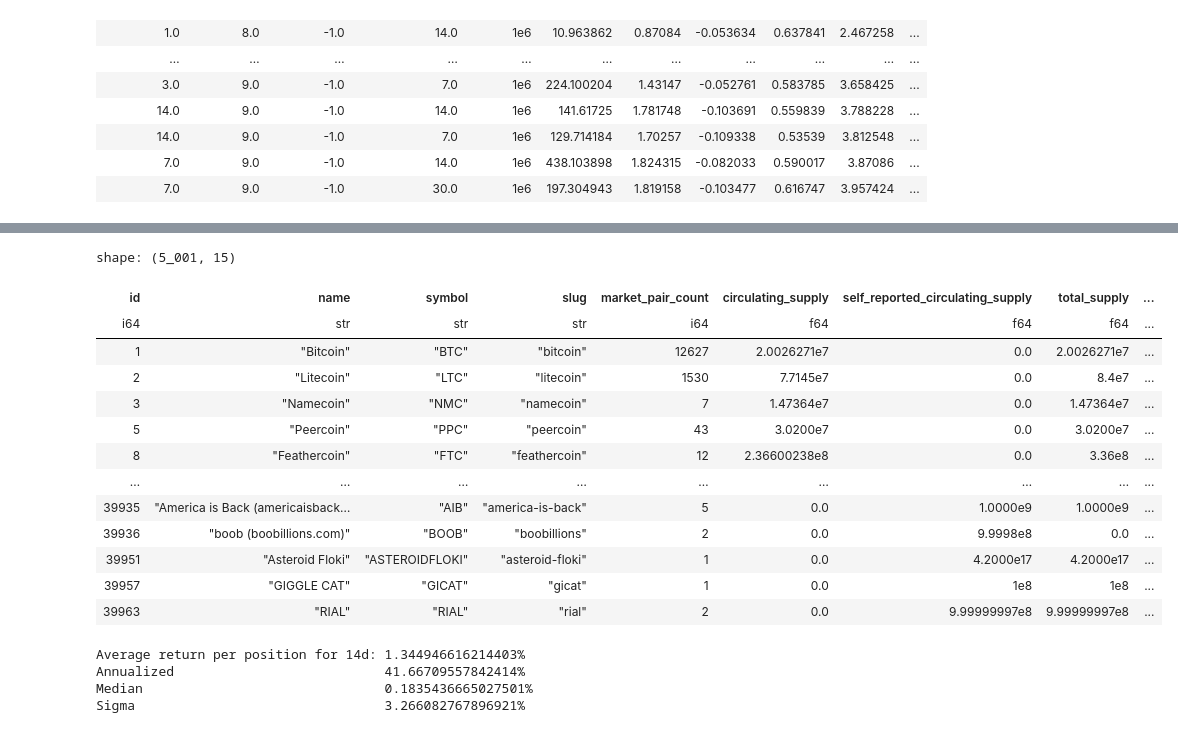
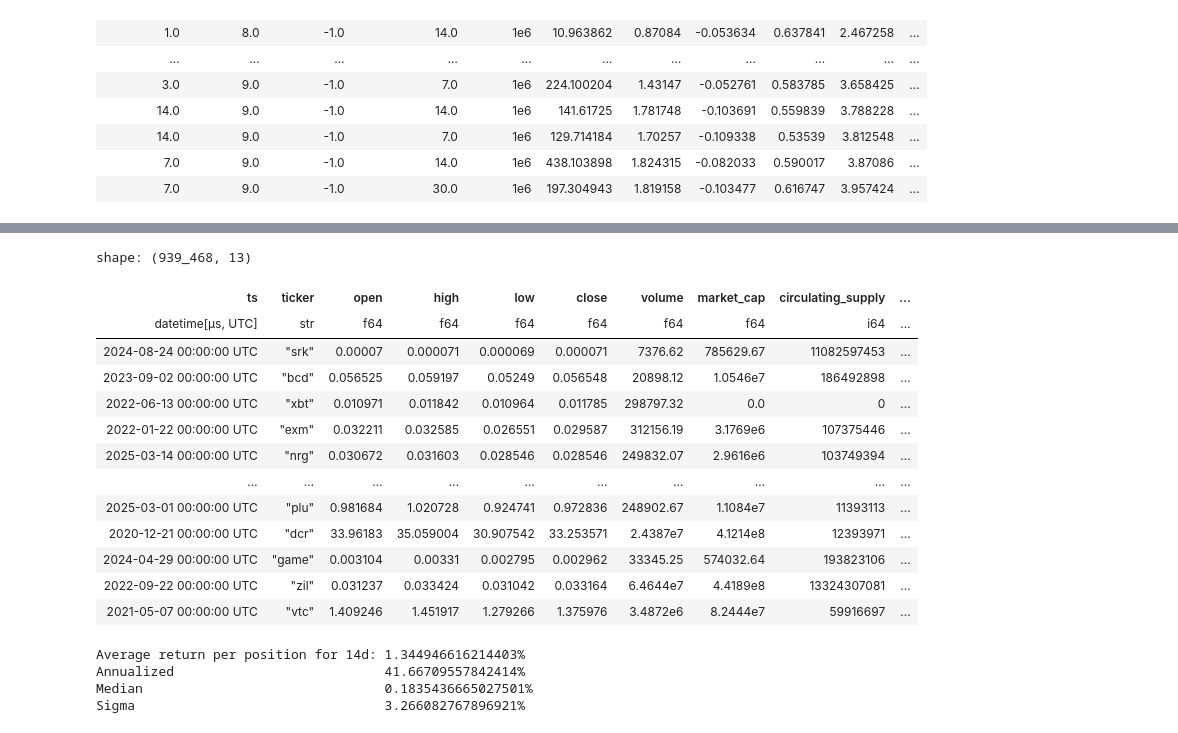
Before and after one commit to flanfly/studies, a Jupyter notebook: scratchpad.ipynb, the cells around one changed output, grey strips where cells are left out. Saved outputs shown, nothing was run; the diff lists cells and outputs as text; code cells hidden in the pictures.

```diff
--- a/scratchpad.ipynb
+++ b/scratchpad.ipynb
@@ -1170,22 +1172,22 @@ import polars as pl
     .write_parquet('cmc-usd-1d-2020-2026.parquet')
 )
 # %%
-pl.read_csv('cmc_listings.csv')
+pl.read_parquet('cmc-usd-1d-2020-2026.parquet')
 # %% [output]
-shape: (5_001, 15)
+shape: (939_468, 13)
-| id | name | symbol | slug | market_pair_count | circulating_supply | self_reported_circulating_supply | total_supply | ... |
-| i64 | str | str | str | i64 | f64 | f64 | f64 | ... |
-| 1 | "Bitcoin" | "BTC" | "bitcoin" | 12627 | 2.0026271e7 | 0.0 | 2.0026271e7 | ... |
-| 2 | "Litecoin" | "LTC" | "litecoin" | 1530 | 7.7145e7 | 0.0 | 8.4e7 | ... |
-| 3 | "Namecoin" | "NMC" | "namecoin" | 7 | 1.47364e7 | 0.0 | 1.47364e7 | ... |
-| 5 | "Peercoin" | "PPC" | "peercoin" | 43 | 3.0200e7 | 0.0 | 3.0200e7 | ... |
-| 8 | "Feathercoin" | "FTC" | "feathercoin" | 12 | 2.36600238e8 | 0.0 | 3.36e8 | ... |
-| … | … | … | … | … | … | … | … | ... |
-| 39935 | "America is Back (americaisback… | "AIB" | "america-is-back" | 5 | 0.0 | 1.0000e9 | 1.0000e9 | ... |
-| 39936 | "boob (boobillions.com)" | "BOOB" | "boobillions" | 2 | 0.0 | 9.9998e8 | 0.0 | ... |
-| 39951 | "Asteroid Floki" | "ASTEROIDFLOKI" | "asteroid-floki" | 1 | 0.0 | 4.2000e17 | 4.2000e17 | ... |
-| 39957 | "GIGGLE CAT" | "GICAT" | "gicat" | 1 | 0.0 | 1e8 | 1e8 | ... |
-| 39963 | "RIAL" | "RIAL" | "rial" | 2 | 0.0 | 9.99999997e8 | 9.99999997e8 | ... |
+| ts | ticker | open | high | low | close | volume | market_cap | circulating_supply | ... |
+| datetime[μs, UTC] | str | f64 | f64 | f64 | f64 | f64 | f64 | i64 | ... |
+| 2024-08-24 00:00:00 UTC | "srk" | 0.00007 | 0.000071 | 0.000069 | 0.000071 | 7376.62 | 785629.67 | 11082597453 | ... |
+| 2023-09-02 00:00:00 UTC | "bcd" | 0.056525 | 0.059197 | 0.05249 | 0.056548 | 20898.12 | 1.0546e7 | 186492898 | ... |
+| 2022-06-13 00:00:00 UTC | "xbt" | 0.010971 | 0.011842 | 0.010964 | 0.011785 | 298797.32 | 0.0 | 0 | ... |
+| 2022-01-22 00:00:00 UTC | "exm" | 0.032211 | 0.032585 | 0.026551 | 0.029587 | 312156.19 | 3.1769e6 | 107375446 | ... |
+| 2025-03-14 00:00:00 UTC | "nrg" | 0.030672 | 0.031603 | 0.028546 | 0.028546 | 249832.07 | 2.9616e6 | 103749394 | ... |
+| … | … | … | … | … | … | … | … | … | ... |
+| 2025-03-01 00:00:00 UTC | "plu" | 0.981684 | 1.020728 | 0.924741 | 0.972836 | 248902.67 | 1.1084e7 | 11393113 | ... |
+| 2020-12-21 00:00:00 UTC | "dcr" | 33.96183 | 35.059004 | 30.907542 | 33.253571 | 2.4387e7 | 4.1214e8 | 12393971 | ... |
+| 2024-04-29 00:00:00 UTC | "game" | 0.003104 | 0.00331 | 0.002795 | 0.002962 | 33345.25 | 574032.64 | 193823106 | ... |
+| 2022-09-22 00:00:00 UTC | "zil" | 0.031237 | 0.033424 | 0.031042 | 0.033164 | 6.4644e7 | 4.4189e8 | 13324307081 | ... |
+| 2021-05-07 00:00:00 UTC | "vtc" | 1.409246 | 1.451917 | 1.279266 | 1.375976 | 3.4872e6 | 8.2444e7 | 59916697 | ... |
 # %%
 days_momentum = 30
 days_skip = 4
```
Also changed, not shown: parts of 3 cells of this notebook, 1 other file.
